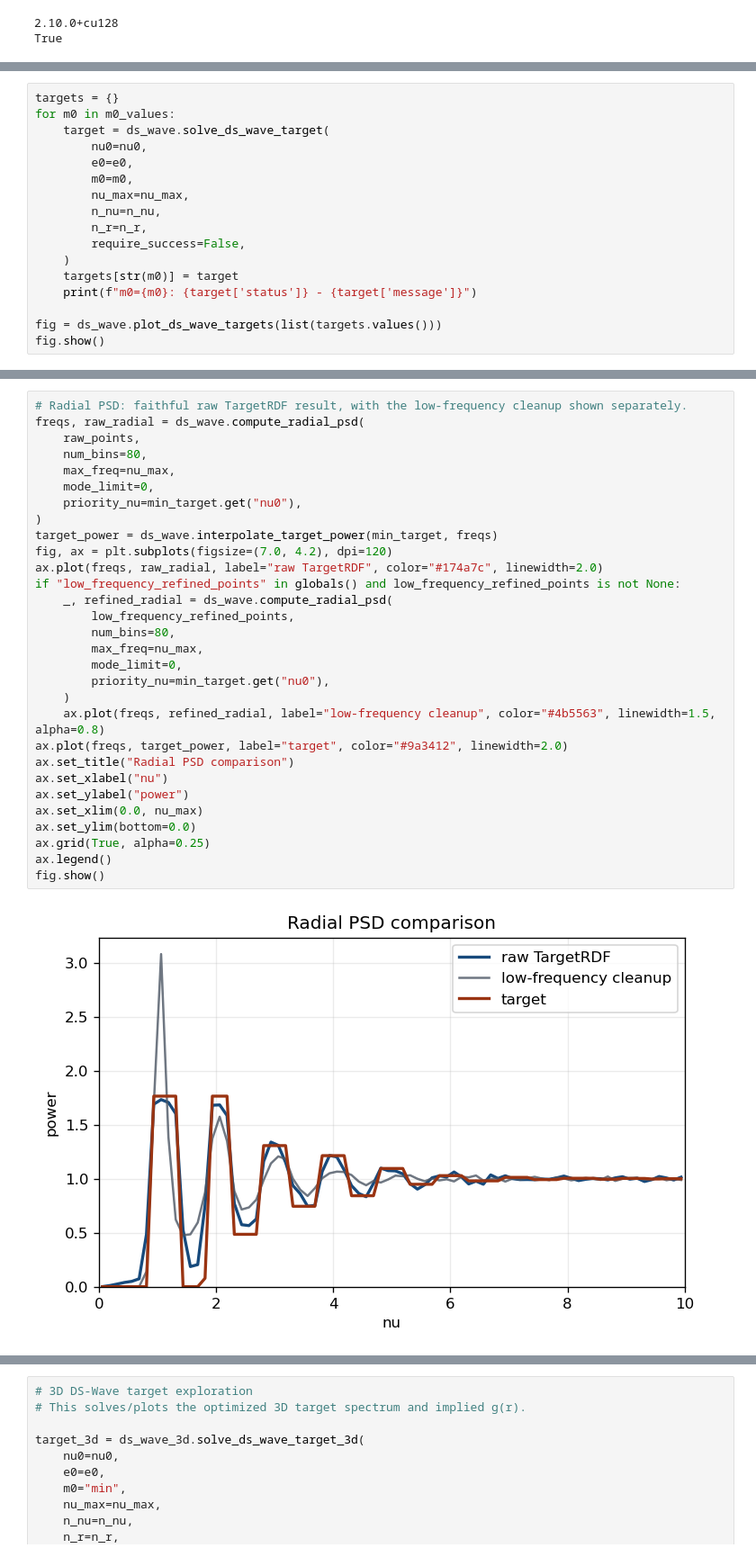
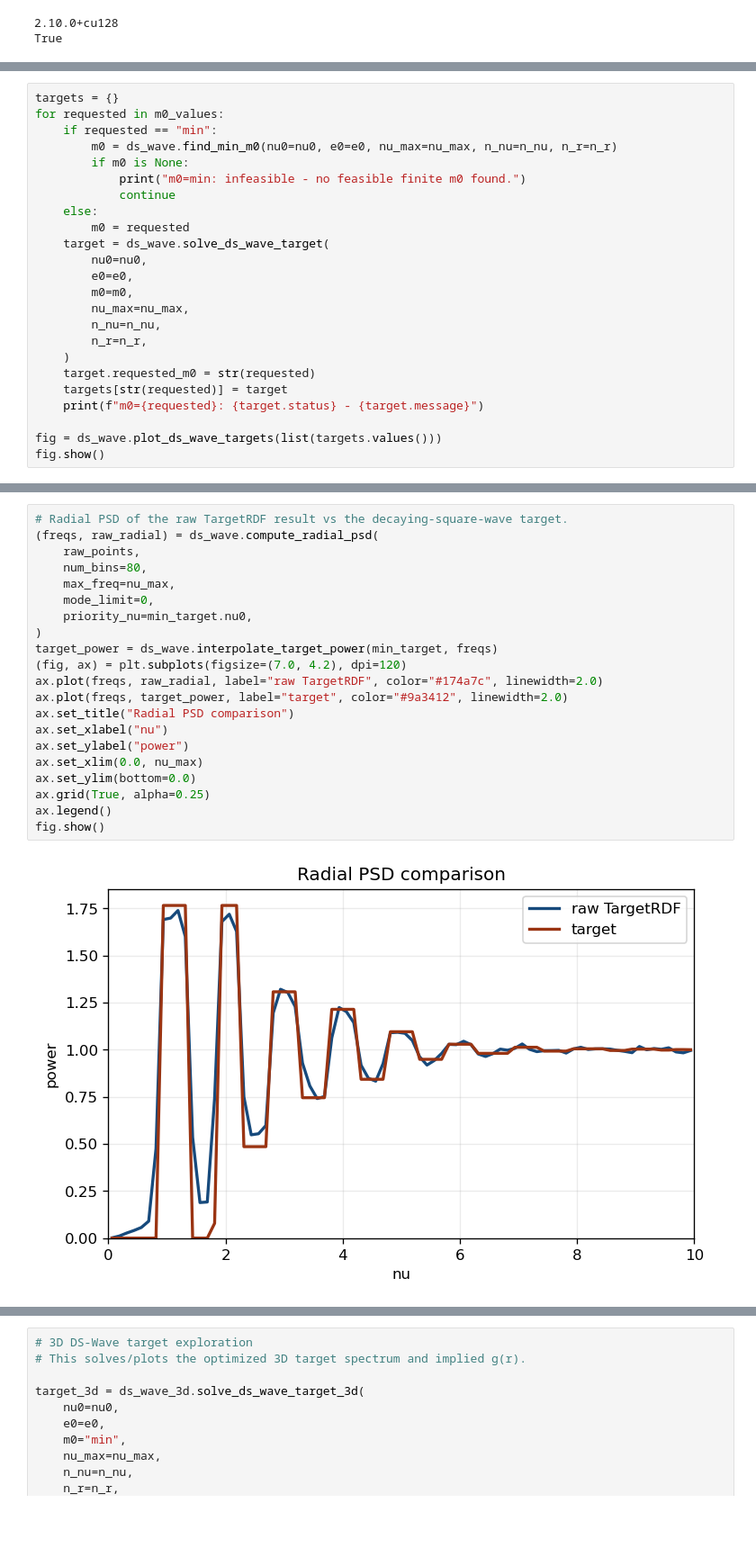
Before and after one commit to lilinitsy/BlueNoisePointProcesses, a Jupyter notebook: python/ds-wave-testing.ipynb, the cells around one changed output, grey strips where cells are left out. Shown at 90% size. Drawn from its saved outputs; the diff is of its cells as text; blank space fills up the shorter version.

```diff
--- a/python/ds-wave-testing.ipynb
+++ b/python/ds-wave-testing.ipynb
@@ -163,6 +157,13 @@ pcf_chunk_size_3d = pcf_chunk_size
 # %%
 targets = {}
-for m0 in m0_values:
+for requested in m0_values:
+	if requested == "min":
+		m0 = ds_wave.find_min_m0(nu0=nu0, e0=e0, nu_max=nu_max, n_nu=n_nu, n_r=n_r)
+		if m0 is None:
+			print("m0=min: infeasible - no feasible finite m0 found.")
+			continue
+	else:
+		m0 = requested
 	target = ds_wave.solve_ds_wave_target(
 		nu0=nu0,
 		e0=e0,
@@ -170,10 +171,10 @@ for m0 in m0_values:
 		nu_max=nu_max,
 		n_nu=n_nu,
 		n_r=n_r,
-		require_success=False,
 	)
-	targets[str(m0)] = target
-	print(f"m0={m0}: {target['status']} - {target['message']}")
+	target.requested_m0 = str(requested)
+	targets[str(requested)] = target
+	print(f"m0={requested}: {target.status} - {target.message}")
 
 fig = ds_wave.plot_ds_wave_targets(list(targets.values()))
 fig.show()
@@ -473,33 +405,24 @@ k=[  8 -37], nu=0.836485, power=0.877947
 # %%
-# Radial PSD: faithful raw TargetRDF result, with the low-frequency cleanup shown separately.
-freqs, raw_radial = ds_wave.compute_radial_psd(
+# Radial PSD of the raw TargetRDF result vs the decaying-square-wave target.
+(freqs, raw_radial) = ds_wave.compute_radial_psd(
 	raw_points,
 	num_bins=80,
 	max_freq=nu_max,
 	mode_limit=0,
-	priority_nu=min_target.get("nu0"),
+	priority_nu=min_target.nu0,
 )
 target_power = ds_wave.interpolate_target_power(min_target, freqs)
-fig, ax = plt.subplots(figsize=(7.0, 4.2), dpi=120)
+(fig, ax) = plt.subplots(figsize=(7.0, 4.2), dpi=120)
 ax.plot(freqs, raw_radial, label="raw TargetRDF", color="#174a7c", linewidth=2.0)
-if "low_frequency_refined_points" in globals() and low_frequency_refined_points is not None:
-	_, refined_radial = ds_wave.compute_radial_psd(
-		low_frequency_refined_points,
-		num_bins=80,
-		max_freq=nu_max,
-		mode_limit=0,
-		priority_nu=min_target.get("nu0"),
-	)
-	ax.plot(freqs, refined_radial, label="low-frequency cleanup", color="#4b5563", linewidth=1.5, alpha=0.8)
 ax.plot(freqs, target_power, label="target", color="#9a3412", linewidth=2.0)
 ax.set_title("Radial PSD comparison")
 ax.set_xlabel("nu")
 ax.set_ylabel("power")
 ax.set_xlim(0.0, nu_max)
 ax.set_ylim(bottom=0.0)
 ax.grid(True, alpha=0.25)
 ax.legend()
 fig.show()
 # %% [output]
-[figure, old version]
+[figure, new version]
 # %%
```
Also changed, not shown: parts of 21 cells of this notebook, 6 other files.
